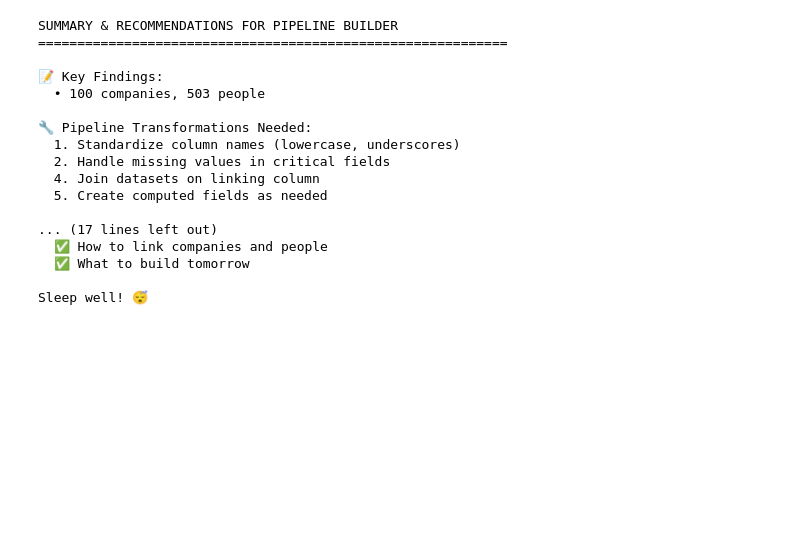
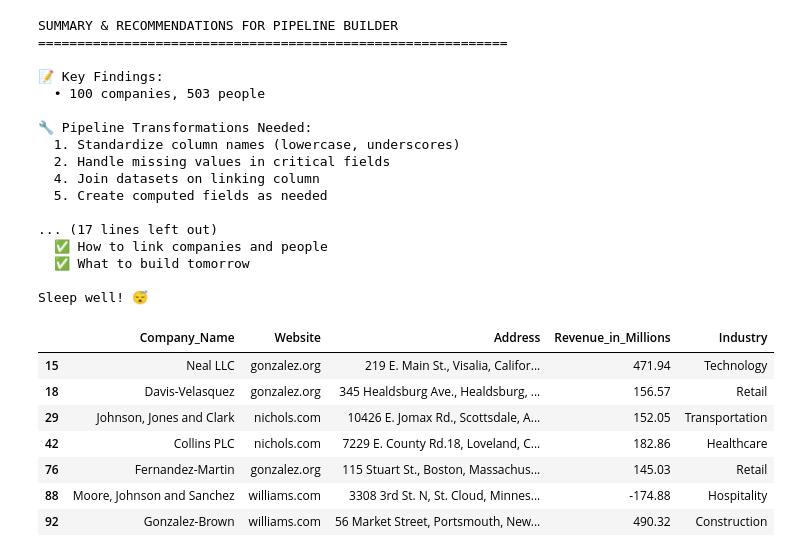
Before and after one commit to AyersAuthentic/Rangr_Compass_CRM, a Jupyter notebook: notebooks/Data_Exploration.ipynb, the cells around one changed output. Cells and saved outputs as stored; diff of their text form; code cells hidden in the pictures; blank space fills up the shorter version.

```diff
--- a/notebooks/Data_Exploration.ipynb
+++ b/notebooks/Data_Exploration.ipynb
@@ -424,3 +424,14 @@ SUMMARY & RECOMMENDATIONS FOR PIPELINE BUILDER
   ✅ What to build tomorrow
 
 Sleep well! 😴
+# %%
+companies[companies.duplicated(subset=['Website'], keep=False)]
+# %% [output]
+|  | Company_Name | Website | Address | Revenue_in_Millions | Industry |
+| 15 | Neal LLC | gonzalez.org | 219 E. Main St., Visalia, Califor... | 471.94 | Technology |
+| 18 | Davis-Velasquez | gonzalez.org | 345 Healdsburg Ave., Healdsburg, ... | 156.57 | Retail |
+| 29 | Johnson, Jones and Clark | nichols.com | 10426 E. Jomax Rd., Scottsdale, A... | 152.05 | Transportation |
+| 42 | Collins PLC | nichols.com | 7229 E. County Rd.18, Loveland, C... | 182.86 | Healthcare |
+| 76 | Fernandez-Martin | gonzalez.org | 115 Stuart St., Boston, Massachus... | 145.03 | Retail |
+| 88 | Moore, Johnson and Sanchez | williams.com | 3308 3rd St. N, St. Cloud, Minnes... | -174.88 | Hospitality |
+| 92 | Gonzalez-Brown | williams.com | 56 Market Street, Portsmouth, New... | 490.32 | Construction |
```
Also changed, not shown: parts of 4 cells of this notebook, 4 other files.
